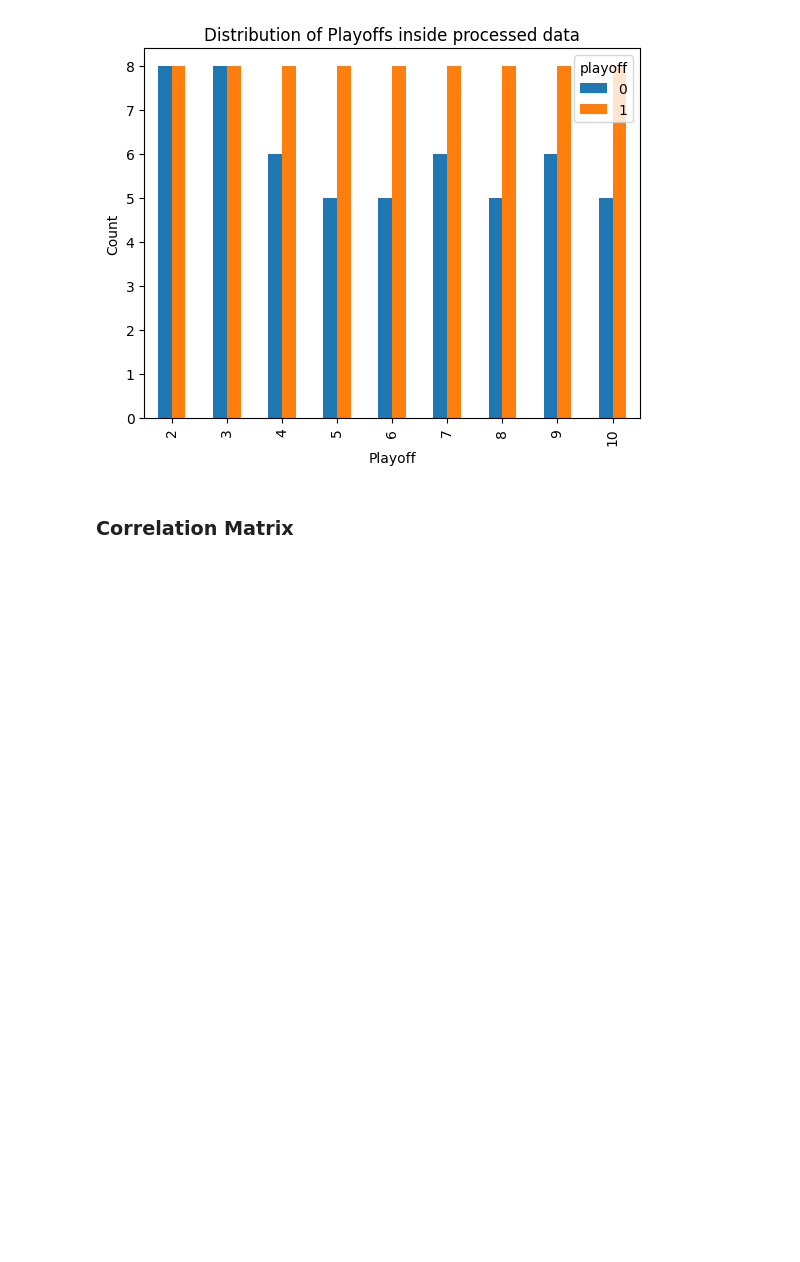
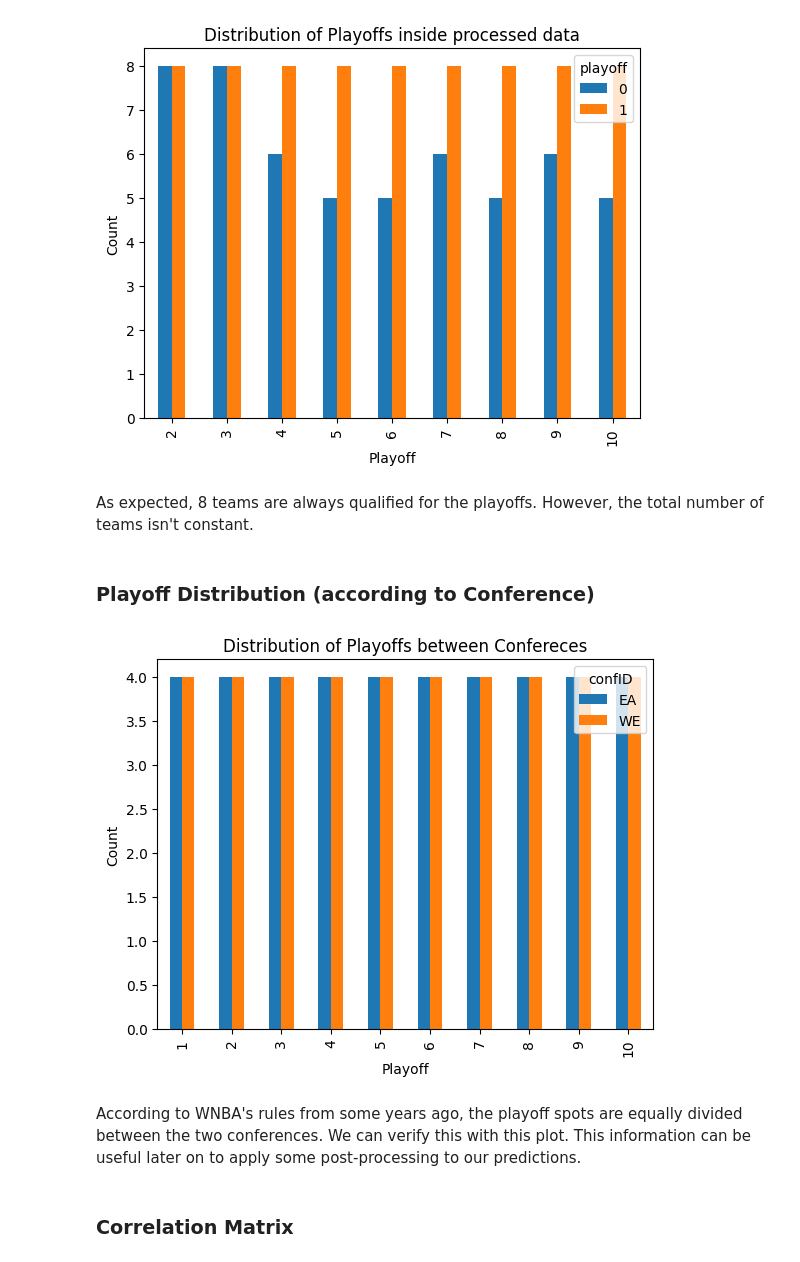
Before and after one commit to Tiago27Cruz/Predict-WNBA-Playoff-AI-Model, a Jupyter notebook: src/analysis.ipynb, the cells around one changed output. Drawn from its saved outputs; the diff is of its cells as text; code cells hidden in the pictures; blank space fills up the shorter version.

```diff
--- a/src/analysis.ipynb
+++ b/src/analysis.ipynb
@@ -29,6 +29,23 @@ plt.ylabel('Count')
 plt.show()
 # %% [output]
 [figure]
+# %% [markdown]
+As expected, 8 teams are always qualified for the playoffs. However, the total number of teams isn't constant.
+# %% [markdown]
+### Playoff Distribution (according to Conference)
+# %%
+label_distribution = team_df[team_df["playoff"] == "Y"].groupby(['year', 'confID']).size().unstack()
+
+label_distribution.plot(kind='bar')
+plt.title('Distribution of Playoffs between Confereces')
+plt.xlabel('Playoff')
+plt.ylabel('Count')
+
+plt.show()
+# %% [output]
+[figure, added]
+# %% [markdown]
+According to WNBA's rules from some years ago, the playoff spots are equally divided between the two conferences. We can verify this with this plot. This information can be useful later on to apply some post-processing to our predictions.
 # %% [markdown]
 ### Correlation Matrix
 # %%
```
Also changed, not shown: parts of 14 cells of this notebook.
